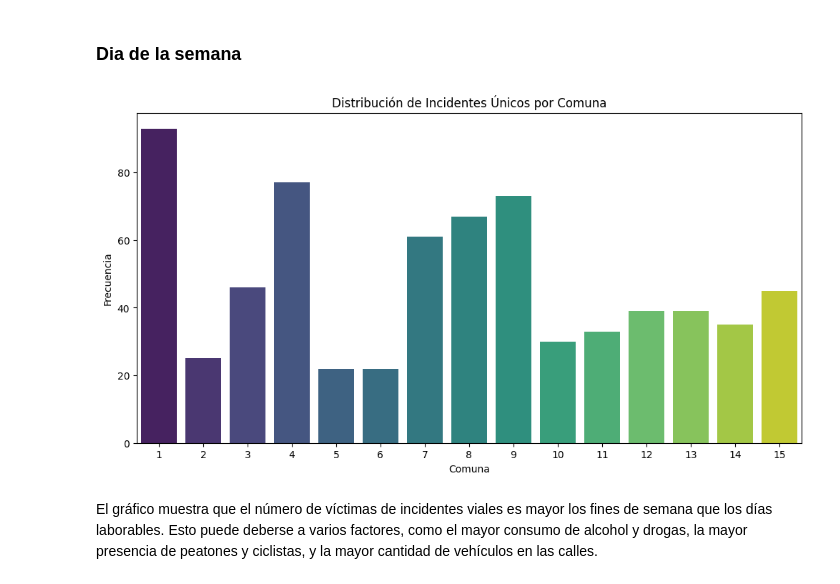
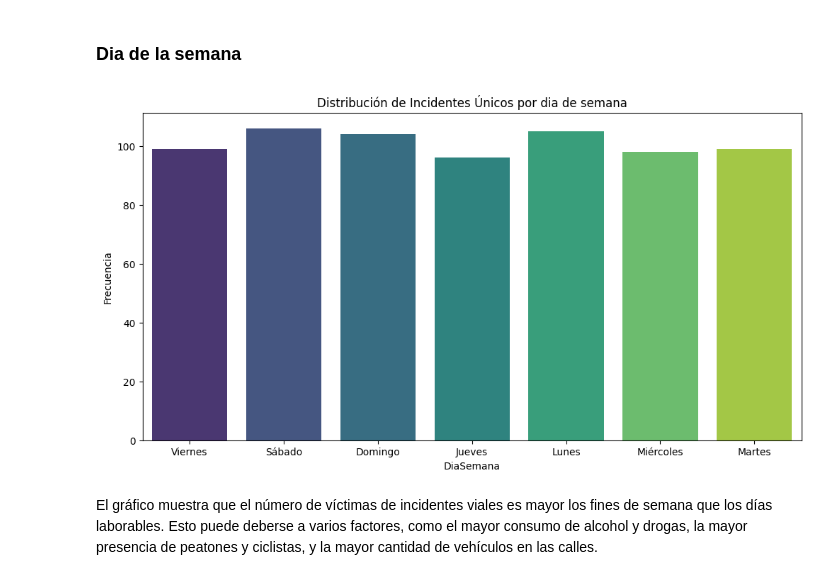
Before and after one commit to ASGuzman/PI2_Siniestros_Viales, a Jupyter notebook: EDA.ipynb, the cells around one changed output. Drawn from its saved outputs; the diff is of its cells as text; code cells hidden in the pictures.

```diff
--- a/EDA.ipynb
+++ b/EDA.ipynb
@@ -344,16 +344,16 @@ El gráfico muestra que los vehículos más comunes acusados en incidentes viale
 # %% [markdown]
 ### Dia de la semana
 # %%
-incidentes_por_comuna = df_siniestros.groupby("Comuna")["Id"].nunique()
+incidentes_por_comuna = df_siniestros.groupby("DiaSemana")["Id"].nunique()
 
 plt.figure(figsize=(12, 6))
-sns.countplot(x="Comuna", data=df_siniestros, palette="viridis")
-plt.title("Distribución de Incidentes Únicos por Comuna")
-plt.xlabel("Comuna")
+sns.countplot(x="DiaSemana", data=df_siniestros, palette="viridis")
+plt.title("Distribución de Incidentes Únicos por dia de semana")
+plt.xlabel("DiaSemana")
 plt.ylabel("Frecuencia")
 plt.show()
 # %% [output]
-[figure, old version]
+[figure, new version]
 # %% [markdown]
 El gráfico muestra que el número de víctimas de incidentes viales es mayor los fines de semana que los días laborables. Esto puede deberse a varios factores, como el mayor consumo de alcohol y drogas, la mayor presencia de peatones y ciclistas, y la mayor cantidad de vehículos en las calles.
 # %% [markdown]
```
Also changed, not shown: parts of 1 cell of this notebook.
